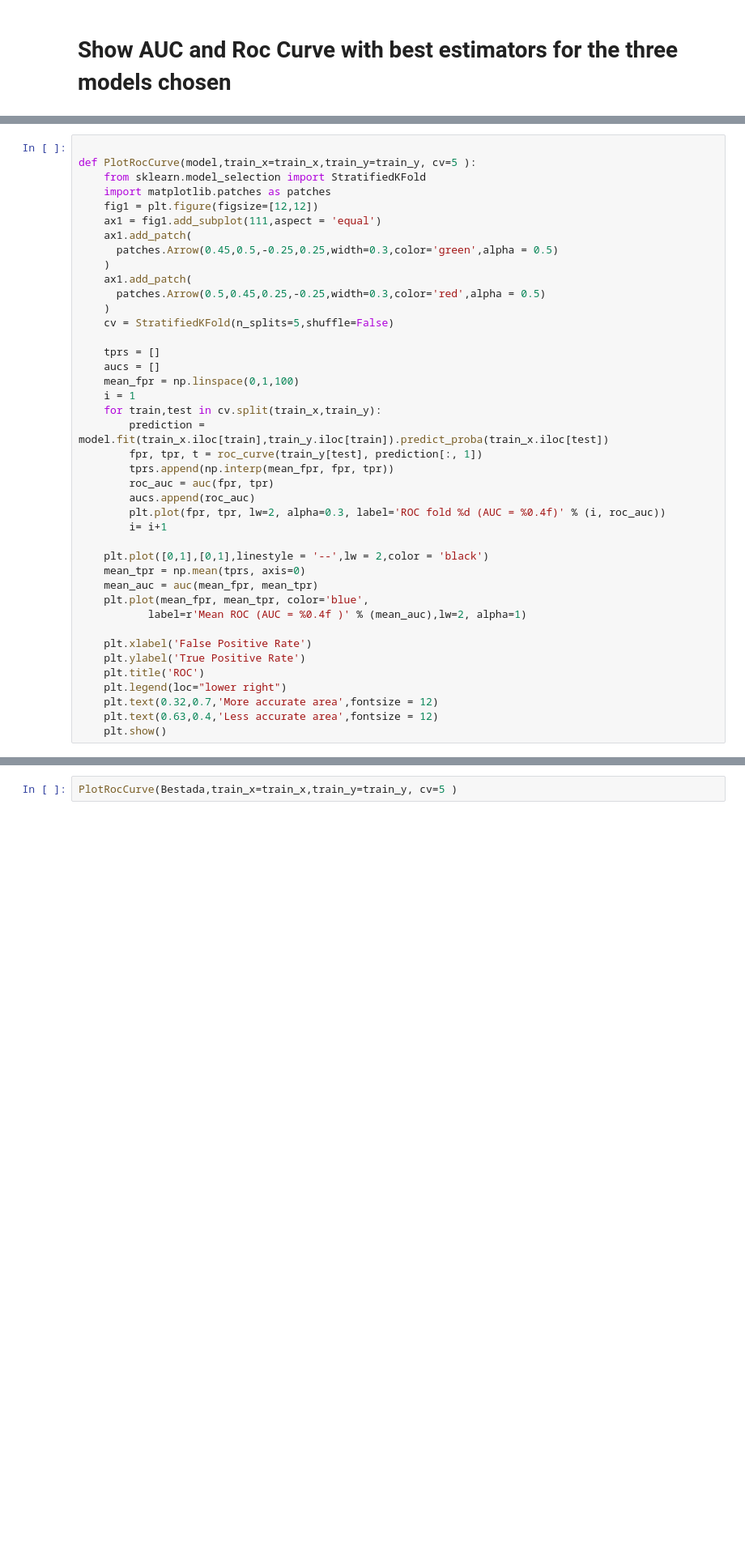
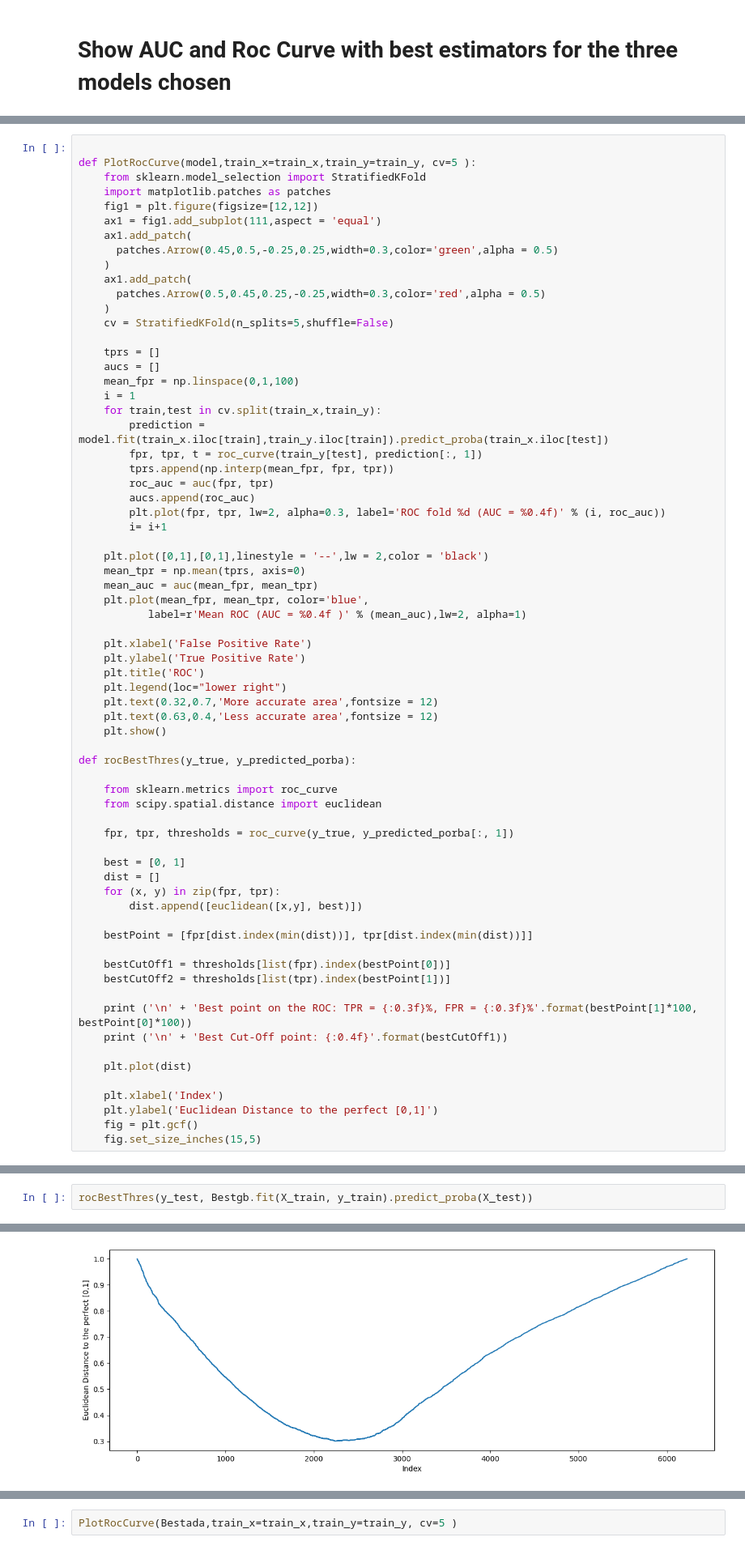
Before and after one commit to ZcPFred/Credit-Risk-Predictions, a Jupyter notebook: Credit Risk.ipynb, the cells around one changed output, grey strips where cells are left out. Shown at 81% size. Drawn from its saved outputs; the diff is of its cells as text; blank space fills up the shorter version.

```diff
--- a/Credit Risk.ipynb
+++ b/Credit Risk.ipynb
@@ -963,3 +895,30 @@ def PlotRocCurve(model,train_x=train_x,train_y=train_y, cv=5 ):
     plt.text(0.32,0.7,'More accurate area',fontsize = 12)
     plt.text(0.63,0.4,'Less accurate area',fontsize = 12)
     plt.show()
+
+def rocBestThres(y_true, y_predicted_porba):
+
+    from sklearn.metrics import roc_curve
+    from scipy.spatial.distance import euclidean
+
+    fpr, tpr, thresholds = roc_curve(y_true, y_predicted_porba[:, 1])
+
+    best = [0, 1]
+    dist = []
+    for (x, y) in zip(fpr, tpr):
+        dist.append([euclidean([x,y], best)])
+
+    bestPoint = [fpr[dist.index(min(dist))], tpr[dist.index(min(dist))]]
+
+    bestCutOff1 = thresholds[list(fpr).index(bestPoint[0])]
+    bestCutOff2 = thresholds[list(tpr).index(bestPoint[1])]
+
+    print ('\n' + 'Best point on the ROC: TPR = {:0.3f}%, FPR = {:0.3f}%'.format(bestPoint[1]*100, bestPoint[0]*100))
+    print ('\n' + 'Best Cut-Off point: {:0.4f}'.format(bestCutOff1))
+
+    plt.plot(dist)
+
+    plt.xlabel('Index')
+    plt.ylabel('Euclidean Distance to the perfect [0,1]')
+    fig = plt.gcf()
+    fig.set_size_inches(15,5)
@@ -969,0 +933,3 @@ PlotRocCurve(Bestgb,train_x=train_x,train_y=train_y, cv=5 )
+# %%
+rocBestThres(y_test, Bestgb.fit(X_train, y_train).predict_proba(X_test))
+# %% [output]
@@ -969,0 +939 @@ PlotRocCurve(Bestgb,train_x=train_x,train_y=train_y, cv=5 )
+[figure, added]
```
Also changed, not shown: parts of 25 cells of this notebook.
